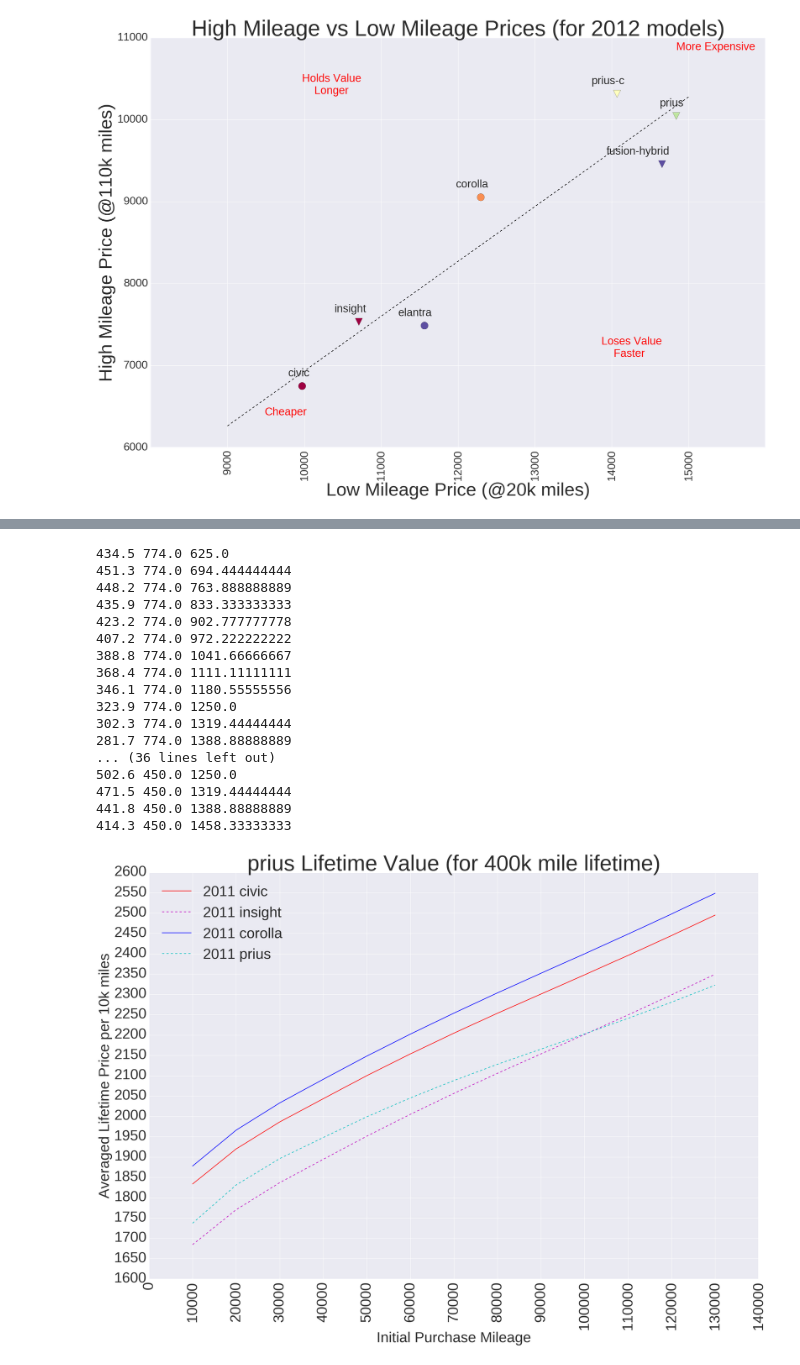
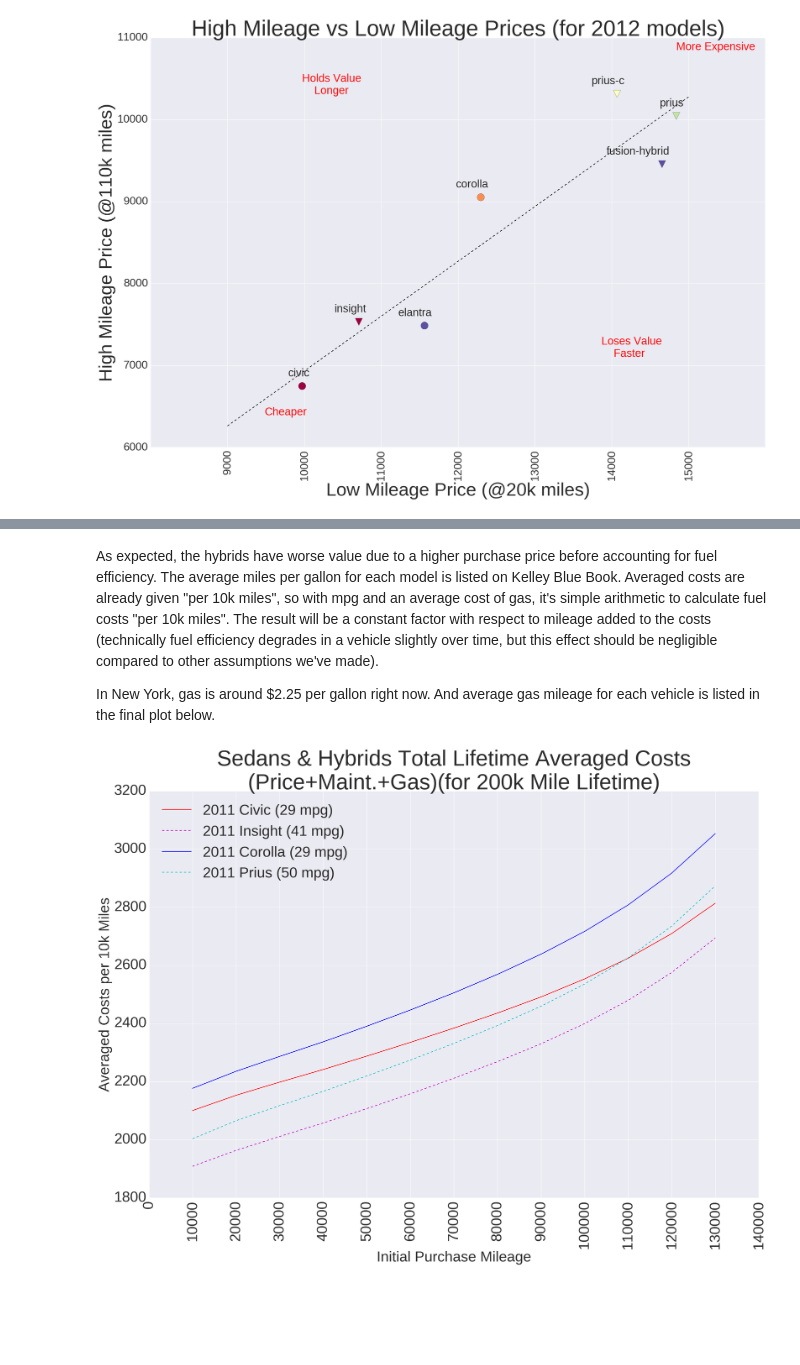
Before and after one commit to danjump/car_trends, a Jupyter notebook: used_car_pricing_trends_1.ipynb, the cells around one changed output, grey strips where cells are left out. Cells and saved outputs as stored; diff of their text form; code cells hidden in the pictures; blank space fills up the shorter version.

```diff
--- a/used_car_pricing_trends_1.ipynb
+++ b/used_car_pricing_trends_1.ipynb
@@ -548,6 +562,8 @@ for year in [2011, 2012]:
                  xy=(x_min-.1*dlt_x, y_min-.1*dlt_y),
                  color='r',
                  fontsize=height*1.5)
+    if year == 2011:
+        plt.savefig('models_comparison', bbox_inches='tight')
 
     plt.show()
 # %% [output]
@@ -745,6 +795,6 @@ plt.show()
 # %%
 car = 'corolla'
-lifetime_mileage = 250000
+lifetime_mileage = 200000
 
 fig, ax = plt.subplots()
 height = 20
@@ -754,9 +804,9 @@ fig.set_figwidth(width)
 textheight = 40
 
 
-ax.set_title('%s Lifetime Value (for %dk mile lifetime)' % (car, lifetime_mileage/1000), fontsize=textheight*1.5)
+ax.set_title('%s Purchase Price + Maintenance Averaged\nover Lifetime (for %dk Mile Lifetime)' % (car.title(), lifetime_mileage/1000), fontsize=textheight*1.5)
 ax.set_xlabel('Initial Purchase Mileage', fontsize=textheight)
-ax.set_ylabel('Averaged Lifetime Price per 10k miles', fontsize=textheight)
+ax.set_ylabel('Averaged Cost per 10k miles', fontsize=textheight)
 ax.tick_params(axis='y', labelsize=textheight)
 ax.tick_params(axis='x', labelsize=textheight)
 ax.ticklabel_format()
@@ -767,11 +817,16 @@ colors = {'dealer':{2010:'r', 2011:'b', 2012:'g'},
           'private':{2010:'y', 2011:'m', 2012:'c'}}
 
 for year in [2010, 2011, 2012]:
+    maint_cost_per10k = get_avg_maint_cost_per10k(subset[car][year].mileage, lifetime_mileage)
+
+    price_cost_per10k = subset[car][year].dealer/(lifetime_mileage-subset[car][year].mileage)*10000
     dealer[year] = ax.plot(subset[car][year].mileage,
-                           subset[car][year].dealer/(lifetime_mileage-subset[car][year].mileage)*10000,
+                           price_cost_per10k+maint_cost_per10k,
                            c=colors['dealer'][year])
+
+    price_cost_per10k = subset[car][year].pp_verygood/(lifetime_mileage-subset[car][year].mileage)*10000
     private[year] = ax.plot(subset[car][year].mileage,
-                            subset[car][year].pp_verygood/(lifetime_mileage-subset[car][year].mileage)*10000,
+                            price_cost_per10k+maint_cost_per10k,
                             c=colors['private'][year],
                             linestyle='dashed')
 
@@ -796,5 +851,6 @@ plt.xticks(np.arange(ax.get_xticks()[0], ax.get_xticks()[-1]+10000, 10000),
            range(int(ax.get_xticks()[0]), int(ax.get_xticks()[-1])+10000, 10000),
           rotation='vertical')
 
+plt.savefig('corolla_value', bbox_inches='tight')
 plt.show()
 # %% [output]
@@ -866,8 +945,12 @@ plt.show()
+# %% [markdown]
+As expected, the hybrids have worse value due to a higher purchase price before accounting for fuel efficiency. The average miles per gallon for each model is listed on Kelley Blue Book. Averaged costs are already given "per 10k miles", so with mpg and an average cost of gas, it's simple arithmetic to calculate fuel costs "per 10k miles". The result will be a constant factor with respect to mileage added to the costs (technically fuel efficiency degrades in a vehicle slightly over time, but this effect should be negligible compared to other assumptions we've made).
+
+In New York, gas is around \$2.25 per gallon right now. And average gas mileage for each vehicle is listed in the final plot below.
 # %%
 avg_miles_per_year = 12000.
 
-maint_per_year_year0 = 250.
-maint_per_year_year20 = 2250.
+maint_per_year_year0 = 200.
+maint_per_year_year20 = 2000.
 
 maint_per_mile_year0 = maint_per_year_year0 / avg_miles_per_year
 maint_per_mile_year20 = maint_per_year_year20 / avg_miles_per_year
@@ -891,10 +974,7 @@ mpg = {
 gas_price = 2.25
 
 cars = ['civic', 'insight', 'corolla', 'prius']
-conditions = ['dealer', 'pp_verygood', 'pp_good', 'pp_fair']
-initial_condition = 'dealer'
-final_condition = 'pp_good'
-miles_to_sell = 100000
+lifetime_mileage = 200000
 
 fig, ax = plt.subplots()
 height = 20
@@ -904,74 +984,50 @@ fig.set_figwidth(width)
 textheight = 40
 
 
-ax.set_title('%s Lifetime Value (for %dk mile lifetime)' % (car, lifetime_mileage/1000),
+ax.set_title('Sedans & Hybrids Total Lifetime Averaged Costs\n\
+(Price+Maint.+Gas)(for %dk Mile Lifetime)' % (lifetime_mileage/1000),
              fontsize=textheight*1.5)
 ax.set_xlabel('Initial Purchase Mileage', fontsize=textheight)
-ax.set_ylabel('Averaged Lifetime Price per 10k miles', fontsize=textheight)
+ax.set_ylabel('Averaged Costs per 10k Miles', fontsize=textheight)
 ax.tick_params(axis='y', labelsize=textheight)
 ax.tick_params(axis='x', labelsize=textheight)
 ax.ticklabel_format()
 
-total_cost_per10k = {}
 purchase_cost_per10k = {}
 gas_cost_per10k = {}
 maint_cost_per10k = {}
 
 colors = {'civic':'r', 'insight':'m', 'corolla':'b', 'prius':'c'}
 style = {'civic':'solid', 'insight':'dashed', 'corolla':'solid', 'prius':'dashed'}
+line = {}
 
 for car in cars:
     line[car] = {}
     for year in [2011,]:
         cost_per_miles = []
 
         for row in subset[car][year].iterrows():
-            purchase_price = row[1][initial_condition]
-            sell_price = data[car][year][data[car][year]['mileage'] == \
-                                         row[1]['mileage']+miles_to_sell][final_condition].values[0]
+            purchase_cost_per10k = row[1].dealer/(lifetime_mileage-row[1].mileage)*10000
+            gas_cost_per_10k = 10000/mpg[car]*gas_price
+            maint_cost_per_10k = get_avg_maint_cost_per10k(row[1]['mileage'], lifetime_mileage)
 
-            purchase_cost_per_10k = (purchase_price - sell_price)/miles_to_sell*10000
-            gas_cost_per_10k = 10000/mpg[car]*gas_price
-            maint_cost_per_10k = get_avg_maint_cost_per10k(row[1]['mileage'],
-                                                           row[1]['mileage']+miles_to_sell)
-
-            print purchase_cost_per_10k, gas_cost_per_10k, maint_cost_per_10k
-
-
-            cost_per_miles.append(purchase_cost_per_10k + gas_cost_per_10k + maint_cost_per_10k)
+            cost_per_miles.append(purchase_cost_per10k + gas_cost_per_10k + maint_cost_per_10k)
 
         line[car][year] = ax.plot(subset[car][year].mileage,
                                    cost_per_miles,
                                    c=colors[car],
                                  linestyle=style[car])
 
 ax.legend([line[car][2011][0] for car in cars],
-           ['2011 %s' % car for car in cars],
+           ['2011 %s (%d mpg)' % (car.title(), mpg[car]) for car in cars],
           fontsize=textheight,
           loc=0)
 
-ax.set_yticks(np.arange(ax.get_yticks()[0], ax.get_yticks()[-1]+50, 50))
+ax.set_yticks(np.arange(ax.get_yticks()[0], ax.get_yticks()[-1]+200, 200))
 plt.xticks(np.arange(ax.get_xticks()[0], ax.get_xticks()[-1]+10000, 10000),
            range(int(ax.get_xticks()[0]), int(ax.get_xticks()[-1])+10000, 10000),
           rotation='vertical')
 
 plt.show()
 # %% [output]
-434.5 774.0 625.0
-451.3 774.0 694.444444444
-448.2 774.0 763.888888889
-435.9 774.0 833.333333333
-423.2 774.0 902.777777778
-407.2 774.0 972.222222222
-388.8 774.0 1041.66666667
-368.4 774.0 1111.11111111
-346.1 774.0 1180.55555556
-323.9 774.0 1250.0
-302.3 774.0 1319.44444444
-281.7 774.0 1388.88888889
-... (36 lines left out)
-502.6 450.0 1250.0
-471.5 450.0 1319.44444444
-441.8 450.0 1388.88888889
-414.3 450.0 1458.33333333
-[figure, old version]
+[figure, new version]
```
Also changed, not shown: parts of 23 cells of this notebook.
